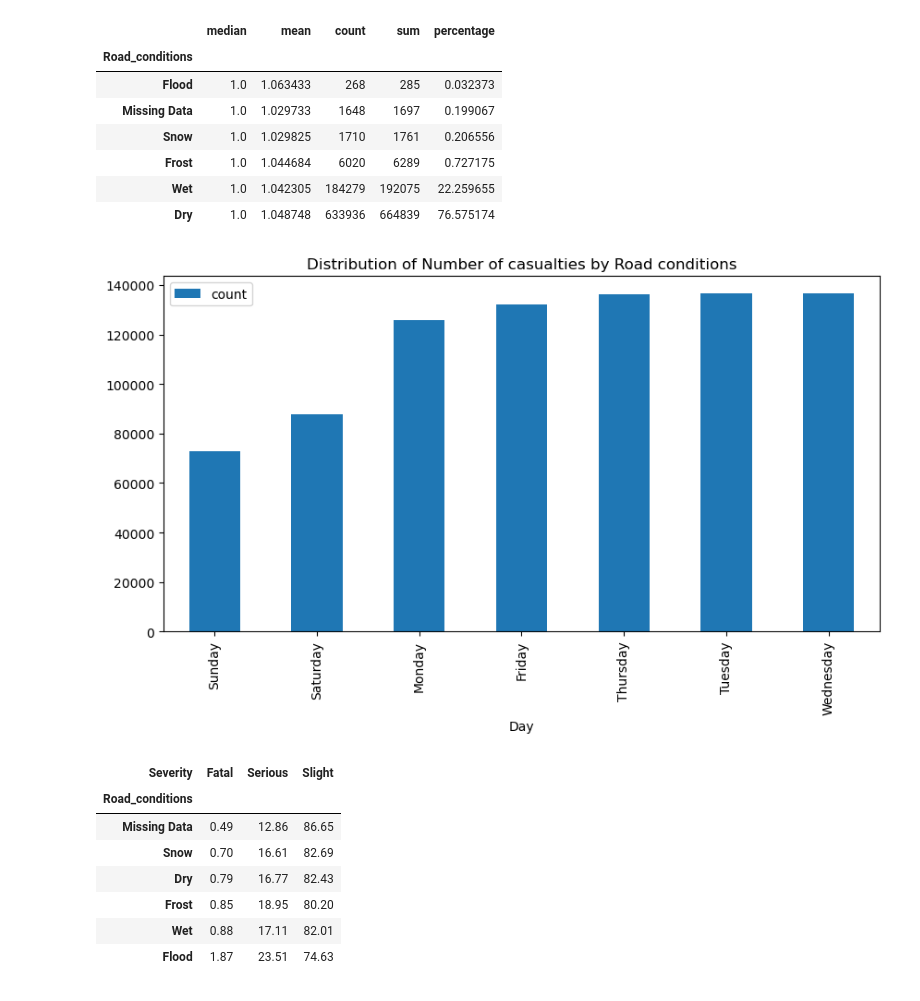
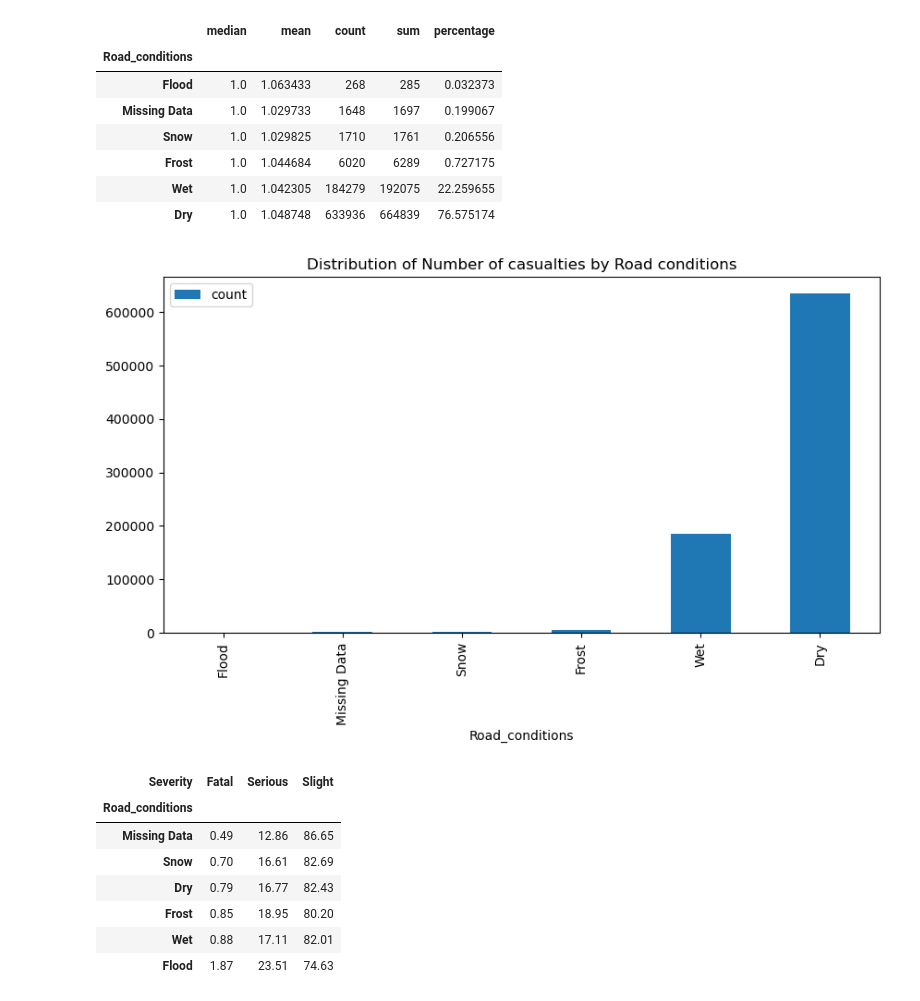
Before and after one commit to mchase007/EDA_UK_Bicycle_Accidents_1979_2018, a Jupyter notebook: EDA_BicycleAccidents.ipynb, the cells around one changed output. Drawn from its saved outputs; the diff is of its cells as text; code cells hidden in the pictures.

```diff
--- a/EDA_BicycleAccidents.ipynb
+++ b/EDA_BicycleAccidents.ipynb
@@ -1099,10 +1073,10 @@ casualties_by_road_conditions
 | Dry | 1.0 | 1.048748 | 633936 | 664839 | 76.575174 |
 # %%
 # Barchart of Casualty statistics by road conditions
-casualties_by_day.plot(kind='bar', y='count', figsize=(10,5), title='Distribution of Number of casualties by Road conditions')
+casualties_by_road_conditions.plot(kind='bar', y='count', figsize=(10,5), title='Distribution of Number of casualties by Road conditions')
 plt.show()
 # %% [output]
-[figure, old version]
+[figure, new version]
 # %%
 # Accident severity by road conditions
 count_severity_by_road_conditions = count_cross_tabs(df_Ac_Bk_clean,['Road_conditions'],['Severity']).sort_values(by='Fatal')
```
Also changed, not shown: parts of 45 cells of this notebook.
